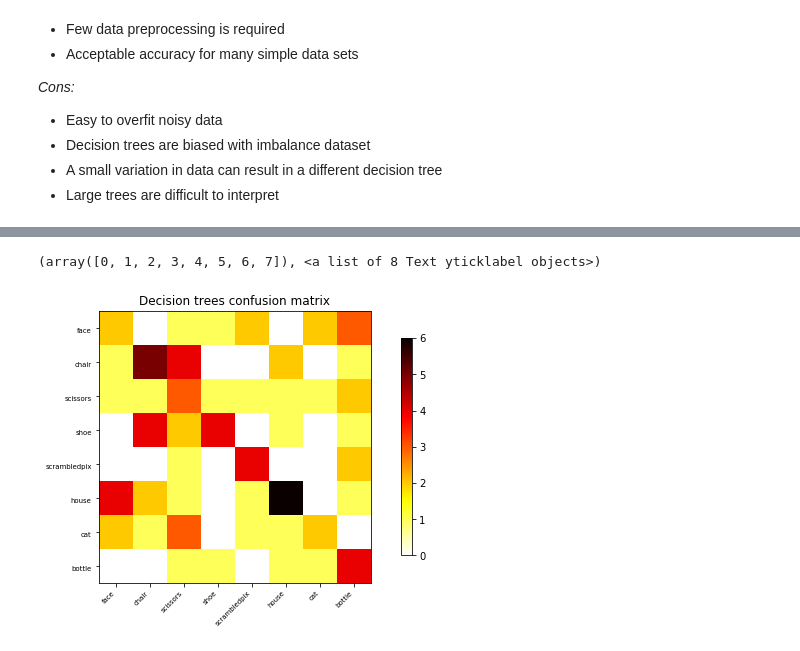
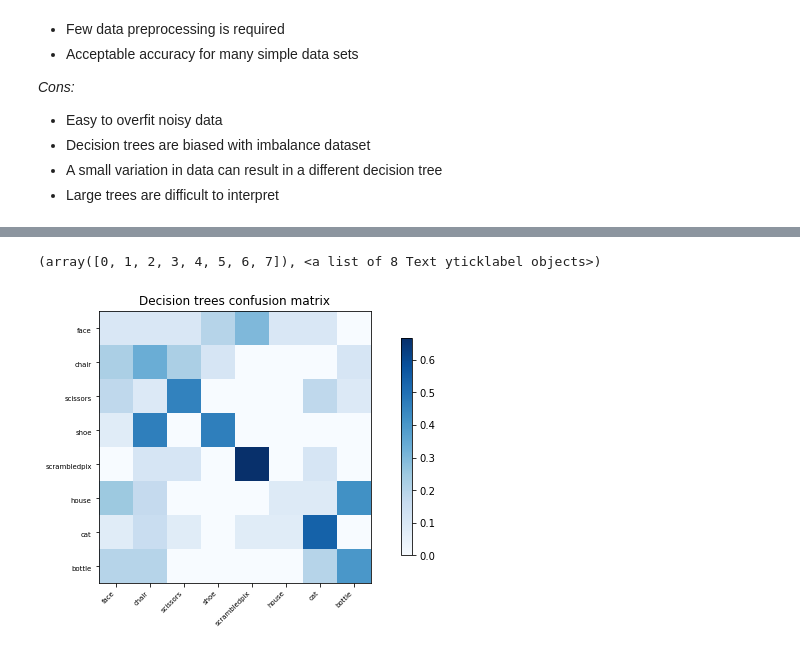
Before and after one commit to brainhack-school2020/BHS_project_SRastegarnia, a Jupyter notebook: Classifiers.ipynb, the cells around one changed output, grey strips where cells are left out. Drawn from its saved outputs; the diff is of its cells as text; code cells hidden in the pictures.

```diff
--- a/Classifiers.ipynb
+++ b/Classifiers.ipynb
@@ -575,11 +598,16 @@ print(prediction_accuracy_dts)
 # %%
-plot_matrix(confusion_matrix(y_test, dts), cmap='hot_r', labels=unique_conditions)
+# normalising confusion matrix
+cm_dts = confusion_matrix(y_test, dts)
+cmn_dts = cm_dts.astype('float') / cm_dts.sum(axis=1)[:, np.newaxis]
+
+# plotting
+plot_matrix(cmn_dts, cmap='Blues', labels=unique_conditions)
 plt.title('Decision trees confusion matrix')
 plt.xticks(rotation=45)
 plt.yticks(rotation=0)
 # %% [output]
 (array([0, 1, 2, 3, 4, 5, 6, 7]), <a list of 8 Text yticklabel objects>)
-[figure, old version]
+[figure, new version]
 # %%
 # A dictionary, to hold all classifiers of this notebook
 classifiers = {'SVC': model_svm,
```
Also changed, not shown: parts of 27 cells of this notebook, 5 other files.
